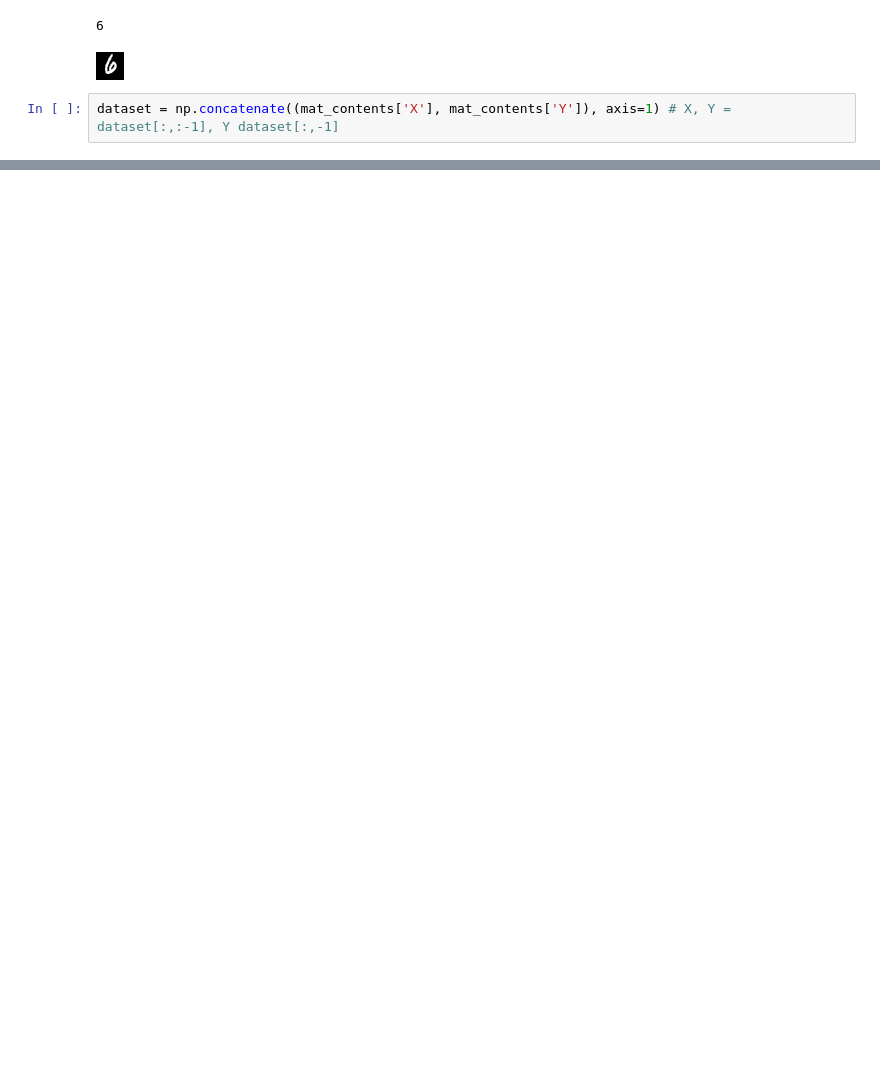
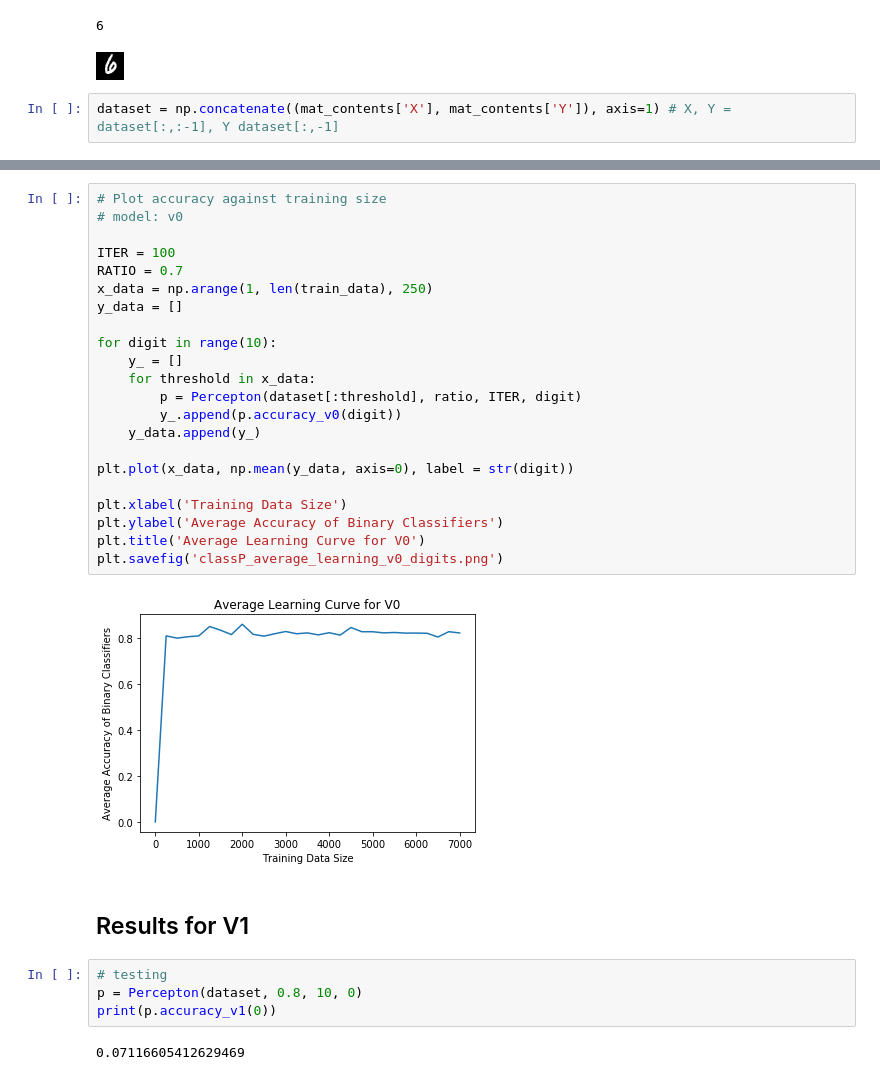
Before and after one commit to anyu0/machine-learning-2020s, a Jupyter notebook: hw2/q6/perceptron.ipynb, the cells around one changed output, grey strips where cells are left out. Cells and saved outputs as stored; diff of their text form; blank space fills up the shorter version.

```diff
--- a/hw2/q6/perceptron.ipynb
+++ b/hw2/q6/perceptron.ipynb
@@ -314,0 +274,32 @@ For digit 9, the accuracy of V1 is 0.18743735382559304.
+# %%
+# Plot accuracy against training size
+# model: v0
+
+ITER = 100
+RATIO = 0.7
+x_data = np.arange(1, len(train_data), 250)
+y_data = []
+
+for digit in range(10):
+    y_ = []
+    for threshold in x_data:
+        p = Percepton(dataset[:threshold], ratio, ITER, digit)
+        y_.append(p.accuracy_v0(digit))
+    y_data.append(y_)
+
+plt.plot(x_data, np.mean(y_data, axis=0), label = str(digit))
+
+plt.xlabel('Training Data Size')
+plt.ylabel('Average Accuracy of Binary Classifiers')
+plt.title('Average Learning Curve for V0')
+plt.savefig('classP_average_learning_v0_digits.png')
+# %% [output]
+[figure, added]
+# %% [markdown]
+## Results for V1
+# %%
+# testing
+p = Percepton(dataset, 0.8, 10, 0)
+print(p.accuracy_v1(0))
+# %% [output]
+0.07116605412629469
```
Also changed, not shown: parts of 11 cells of this notebook.
